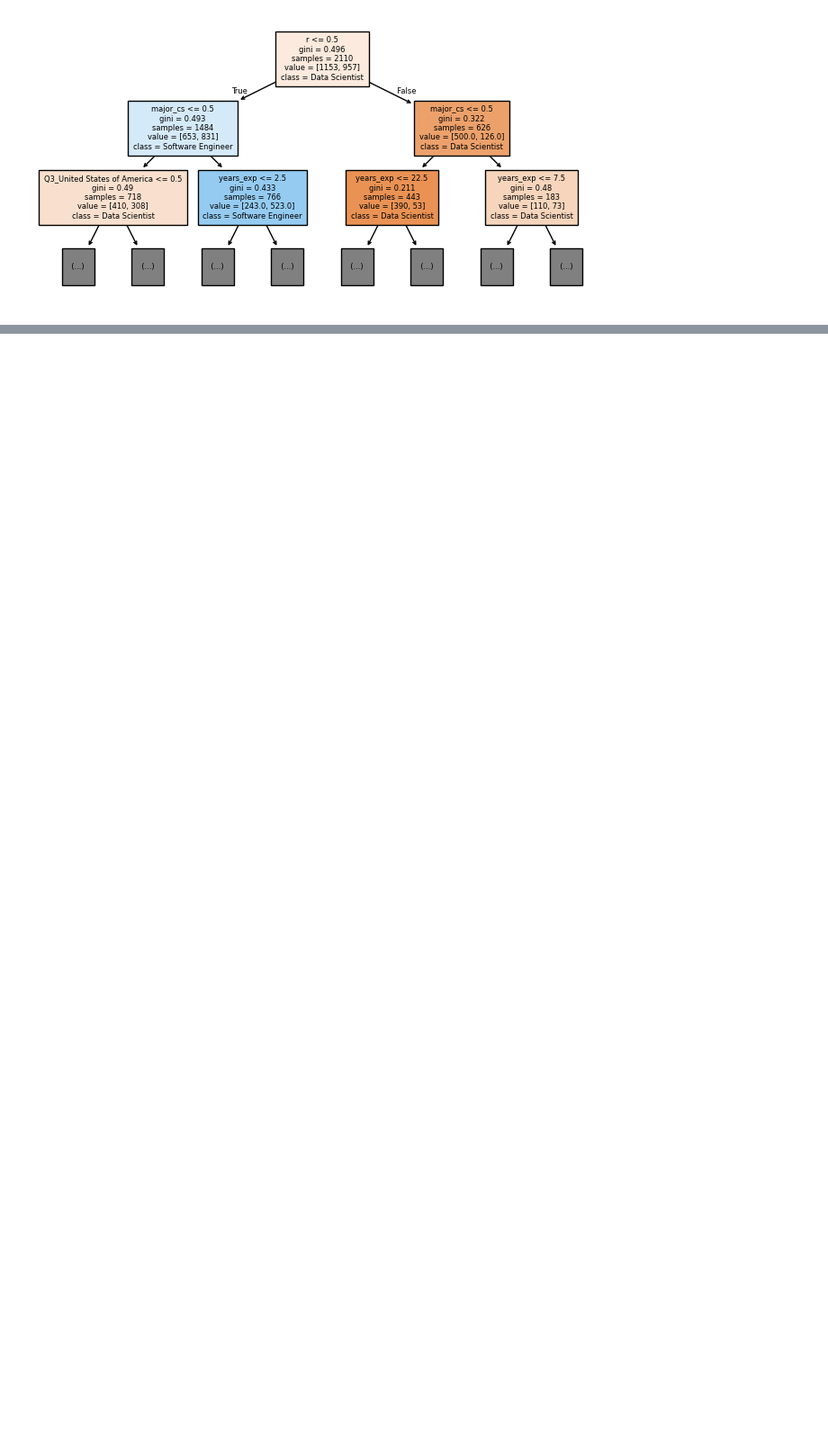
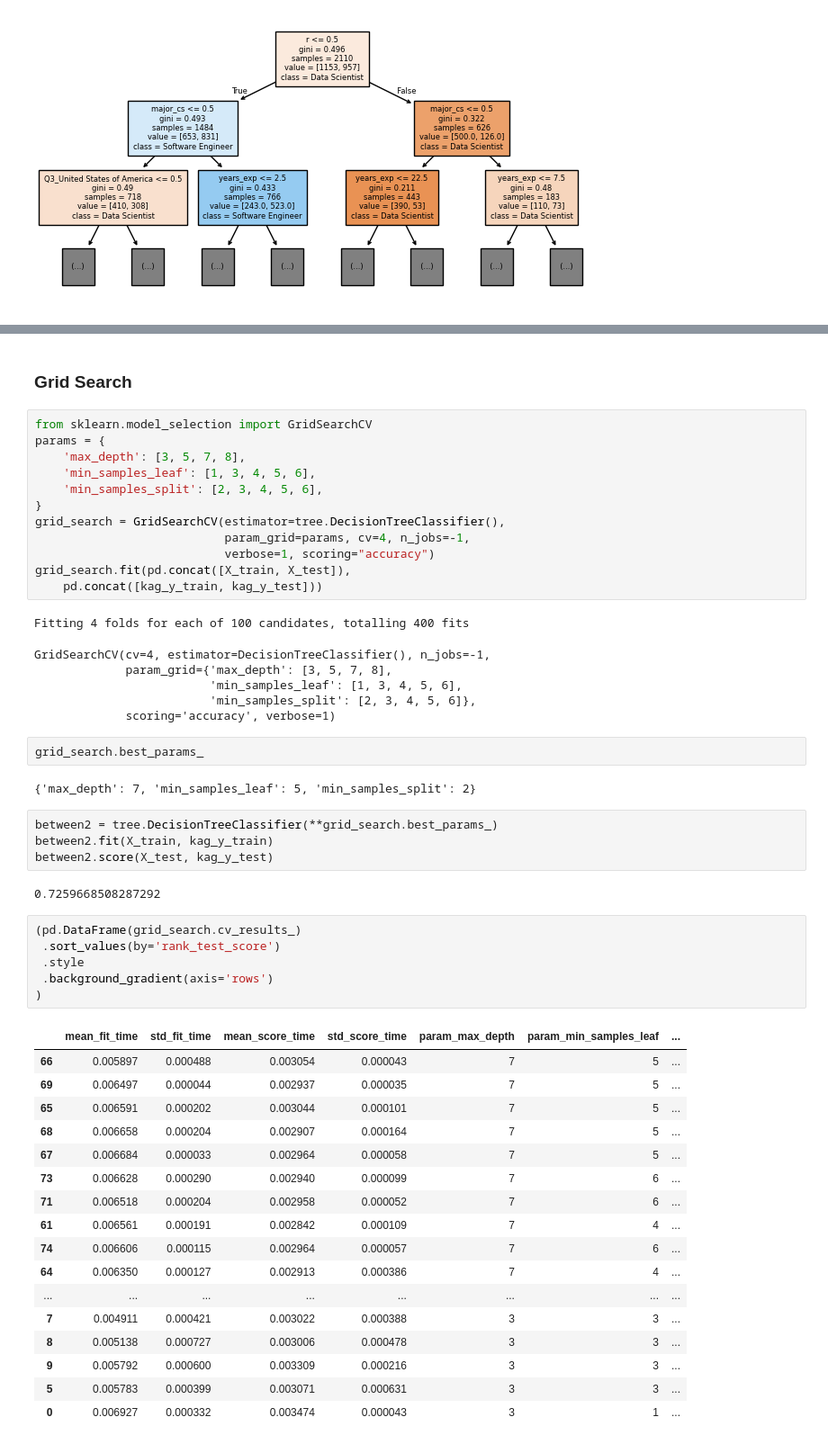
Before and after one commit to ldselvera/effective-xgboost, a Jupyter notebook: notebooks/datasets.ipynb, the cells around one changed output, grey strips where cells are left out. Shown at 90% size. Drawn from its saved outputs; the diff is of its cells as text; blank space fills up the shorter version.

```diff
--- a/notebooks/datasets.ipynb
+++ b/notebooks/datasets.ipynb
@@ -549,0 +617,55 @@ tree.plot_tree(hi_variance, feature_names=features, filled=True,
+# %% [markdown]
+### Grid Search
+# %%
+from sklearn.model_selection import GridSearchCV
+params = {
+    'max_depth': [3, 5, 7, 8],
+    'min_samples_leaf': [1, 3, 4, 5, 6],
+    'min_samples_split': [2, 3, 4, 5, 6],
+}
+grid_search = GridSearchCV(estimator=tree.DecisionTreeClassifier(),
+                           param_grid=params, cv=4, n_jobs=-1,
+                           verbose=1, scoring="accuracy")
+grid_search.fit(pd.concat([X_train, X_test]),
+    pd.concat([kag_y_train, kag_y_test]))
+# %% [output]
+Fitting 4 folds for each of 100 candidates, totalling 400 fits
+GridSearchCV(cv=4, estimator=DecisionTreeClassifier(), n_jobs=-1,
+             param_grid={'max_depth': [3, 5, 7, 8],
+                         'min_samples_leaf': [1, 3, 4, 5, 6],
+                         'min_samples_split': [2, 3, 4, 5, 6]},
+             scoring='accuracy', verbose=1)
+# %%
+grid_search.best_params_
+# %% [output]
+{'max_depth': 7, 'min_samples_leaf': 5, 'min_samples_split': 2}
+# %%
+between2 = tree.DecisionTreeClassifier(**grid_search.best_params_)
+between2.fit(X_train, kag_y_train)
+between2.score(X_test, kag_y_test)
+# %% [output]
+0.7259668508287292
+# %%
+(pd.DataFrame(grid_search.cv_results_)
+ .sort_values(by='rank_test_score')
+ .style
+ .background_gradient(axis='rows')
+)
+# %% [output]
+|  | mean_fit_time | std_fit_time | mean_score_time | std_score_time | param_max_depth | param_min_samples_leaf | ... |
+| 66 | 0.005897 | 0.000488 | 0.003054 | 0.000043 | 7 | 5 | ... |
+| 69 | 0.006497 | 0.000044 | 0.002937 | 0.000035 | 7 | 5 | ... |
+| 65 | 0.006591 | 0.000202 | 0.003044 | 0.000101 | 7 | 5 | ... |
+| 68 | 0.006658 | 0.000204 | 0.002907 | 0.000164 | 7 | 5 | ... |
+| 67 | 0.006684 | 0.000033 | 0.002964 | 0.000058 | 7 | 5 | ... |
+| 73 | 0.006628 | 0.000290 | 0.002940 | 0.000099 | 7 | 6 | ... |
+| 71 | 0.006518 | 0.000204 | 0.002958 | 0.000052 | 7 | 6 | ... |
+| 61 | 0.006561 | 0.000191 | 0.002842 | 0.000109 | 7 | 4 | ... |
+| 74 | 0.006606 | 0.000115 | 0.002964 | 0.000057 | 7 | 6 | ... |
+| 64 | 0.006350 | 0.000127 | 0.002913 | 0.000386 | 7 | 4 | ... |
+| ... | ... | ... | ... | ... | ... | ... | ... |
+| 7 | 0.004911 | 0.000421 | 0.003022 | 0.000388 | 3 | 3 | ... |
+| 8 | 0.005138 | 0.000727 | 0.003006 | 0.000478 | 3 | 3 | ... |
+| 9 | 0.005792 | 0.000600 | 0.003309 | 0.000216 | 3 | 3 | ... |
+| 5 | 0.005783 | 0.000399 | 0.003071 | 0.000631 | 3 | 3 | ... |
+| 0 | 0.006927 | 0.000332 | 0.003474 | 0.000043 | 3 | 1 | ... |
```
Also changed, not shown: parts of 10 cells of this notebook.
